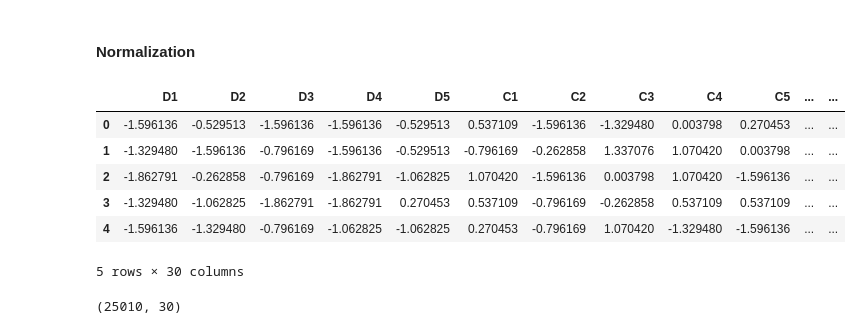
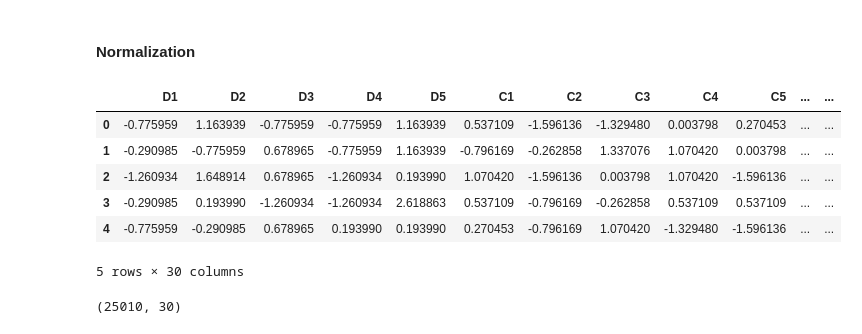
Before and after one commit to iPhaeton/kaggle-poker, a Jupyter notebook: distance.ipynb, the cells around one changed output. Drawn from its saved outputs; the diff is of its cells as text; code cells hidden in the pictures.

```diff
--- a/distance.ipynb
+++ b/distance.ipynb
@@ -125,18 +127,21 @@ def normalized(data, columns, mean, std):
     to_return = pd.concat([data_normalized, data.drop(columns, axis=1)], axis=1)
     return to_return
 # %%
-mean = data_encoded[cards].mean().mean()
-std = pd.Series(data_encoded[cards].values.flatten()).std()
-data_normalized = normalized(data_encoded, cards, mean, std)
-data_normalized = normalized(data_normalized, distances, mean, std)
+mean_c = data_encoded[cards].mean().mean()
+std_c = pd.Series(data_encoded[cards].values.flatten()).std()
+mean_d = data_encoded[distances].mean().mean()
+std_d = pd.Series(data_encoded[distances].values.flatten()).std()
+
+data_normalized = normalized(data_encoded, cards, mean_c, std_c)
+data_normalized = normalized(data_normalized, distances, mean_d, std_d)
 data_normalized.head()
 # %% [output]
 |  | D1 | D2 | D3 | D4 | D5 | C1 | C2 | C3 | C4 | C5 | ... | ... |
-| 0 | -1.596136 | -0.529513 | -1.596136 | -1.596136 | -0.529513 | 0.537109 | -1.596136 | -1.329480 | 0.003798 | 0.270453 | ... | ... |
-| 1 | -1.329480 | -1.596136 | -0.796169 | -1.596136 | -0.529513 | -0.796169 | -0.262858 | 1.337076 | 1.070420 | 0.003798 | ... | ... |
-| 2 | -1.862791 | -0.262858 | -0.796169 | -1.862791 | -1.062825 | 1.070420 | -1.596136 | 0.003798 | 1.070420 | -1.596136 | ... | ... |
-| 3 | -1.329480 | -1.062825 | -1.862791 | -1.862791 | 0.270453 | 0.537109 | -0.796169 | -0.262858 | 0.537109 | 0.537109 | ... | ... |
-| 4 | -1.596136 | -1.329480 | -0.796169 | -1.062825 | -1.062825 | 0.270453 | -0.796169 | 1.070420 | -1.329480 | -1.596136 | ... | ... |
+| 0 | -0.775959 | 1.163939 | -0.775959 | -0.775959 | 1.163939 | 0.537109 | -1.596136 | -1.329480 | 0.003798 | 0.270453 | ... | ... |
+| 1 | -0.290985 | -0.775959 | 0.678965 | -0.775959 | 1.163939 | -0.796169 | -0.262858 | 1.337076 | 1.070420 | 0.003798 | ... | ... |
+| 2 | -1.260934 | 1.648914 | 0.678965 | -1.260934 | 0.193990 | 1.070420 | -1.596136 | 0.003798 | 1.070420 | -1.596136 | ... | ... |
+| 3 | -0.290985 | 0.193990 | -1.260934 | -1.260934 | 2.618863 | 0.537109 | -0.796169 | -0.262858 | 0.537109 | 0.537109 | ... | ... |
+| 4 | -0.775959 | -0.290985 | 0.678965 | 0.193990 | 0.193990 | 0.270453 | -0.796169 | 1.070420 | -1.329480 | -1.596136 | ... | ... |
 5 rows × 30 columns
 # %%
 data_normalized.shape
```
Also changed, not shown: parts of 15 cells of this notebook.
